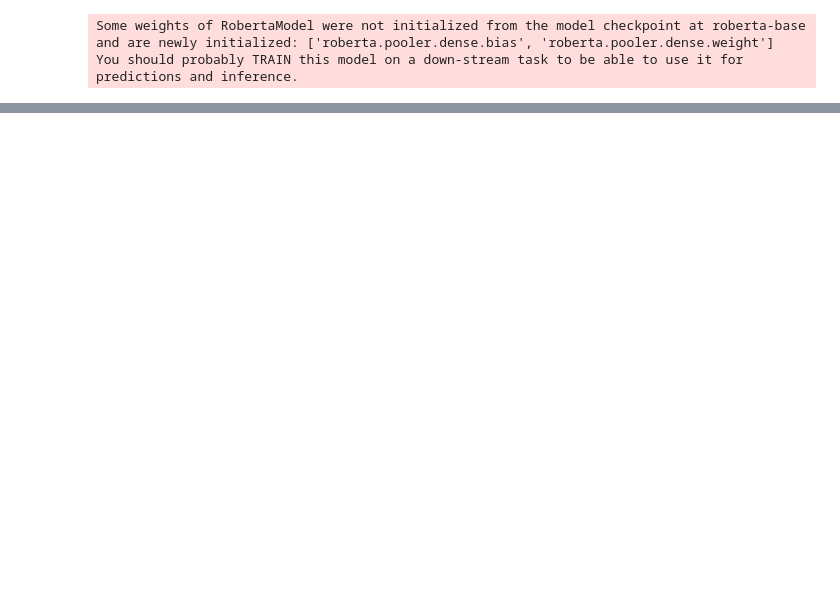
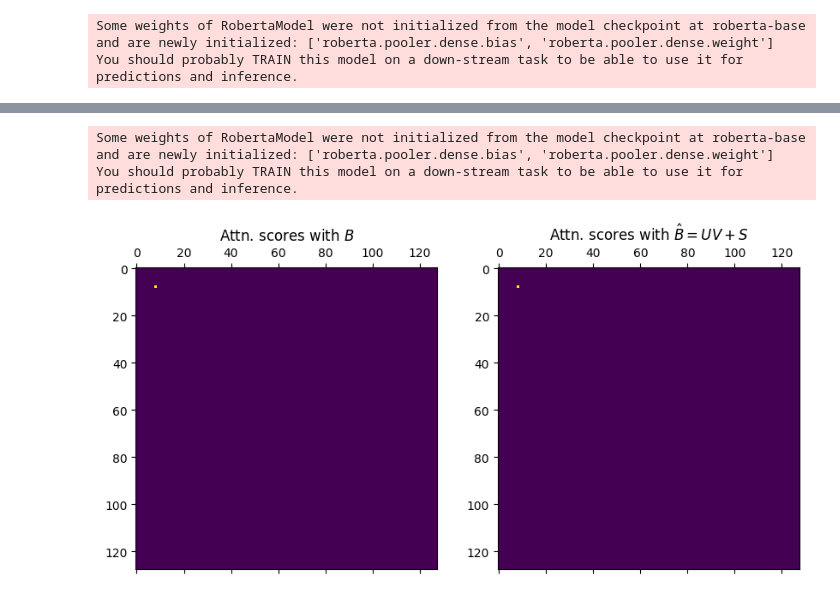
Before and after one commit to Laknath1996/cs-project, a Jupyter notebook: notebooks/1-dev.ipynb, the cells around one changed output, grey strips where cells are left out. Cells and saved outputs as stored; diff of their text form; code cells hidden in the pictures; blank space fills up the shorter version.

```diff
--- a/notebooks/1-dev.ipynb
+++ b/notebooks/1-dev.ipynb
@@ -262,0 +105,40 @@ TypeError: __init__() takes 2 positional arguments but 3 were given
+# %%
+args = OmegaConf.load('/cis/home/adesilva/ashwin/research/cs-project/config.yaml')
+model = get_model(args)
+# %% [output]
+Some weights of RobertaModel were not initialized from the model checkpoint at roberta-base and are newly initialized: ['roberta.pooler.dense.bias', 'roberta.pooler.dense.weight']
+You should probably TRAIN this model on a down-stream task to be able to use it for predictions and inference.
+# %%
+query = model.encoder.encoder.layer[-1].attention.self.query
+key = model.encoder.encoder.layer[-1].attention.self.key
+
+Wq = torch.vstack([query.weight.transpose(0, 1), query.bias]).numpy()
+Wk = torch.vstack([key.weight.transpose(0, 1), key.bias]).numpy()
+B = Wq @ Wk.T
+# %%
+U, V, S, error = GreGoDec(
+    D = B,
+    rank = 100,
+    tau = 0.5,
+    tol = 1e-2,
+    power = 10,
+    k = 5
+).fit()
+# %%
+np.random.seed(1996)
+X = np.random.randn(128, B.shape[0])
+
+Y = softmax(X @ B @ X.T)
+Yhat = softmax(X @ (U @ V + S) @ X.T)
+# %%
+fig, axes = plt.subplots(1, 2, figsize=(10, 5))
+ax = axes[0]
+ax.matshow(Y)
+ax.set_title(r"Attn. scores with $B$")
+
+ax = axes[1]
+ax.matshow(Yhat)
+ax.set_title(r"Attn. scores with $\hat B = UV + S$")
+plt.show()
+# %% [output]
+[figure, added]
```
Also changed, not shown: parts of 69 cells of this notebook, 5 other files.
